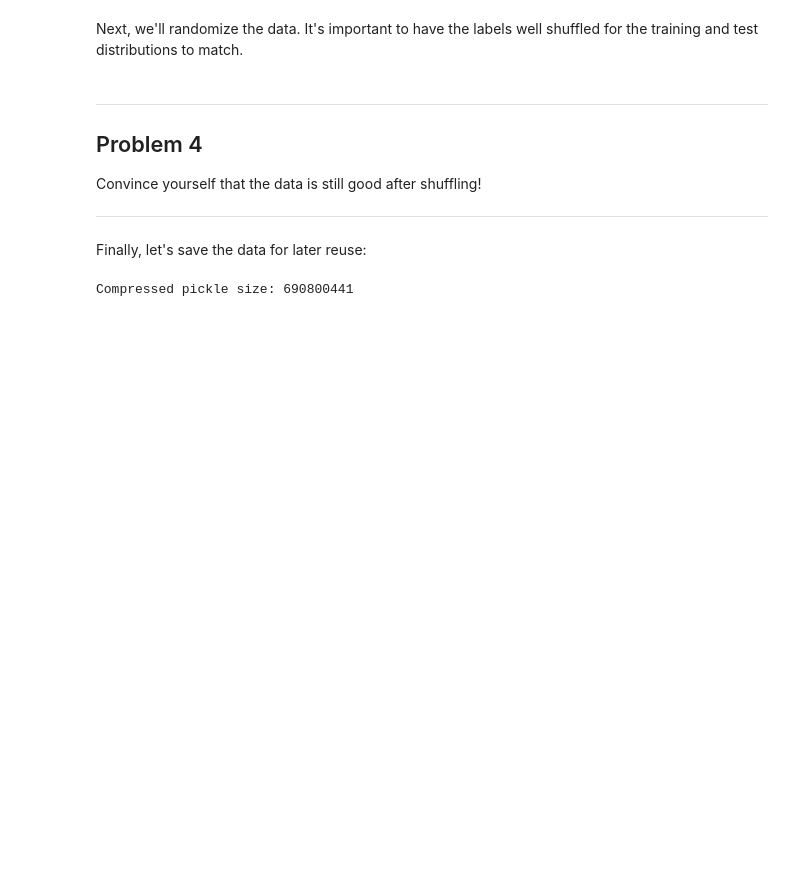
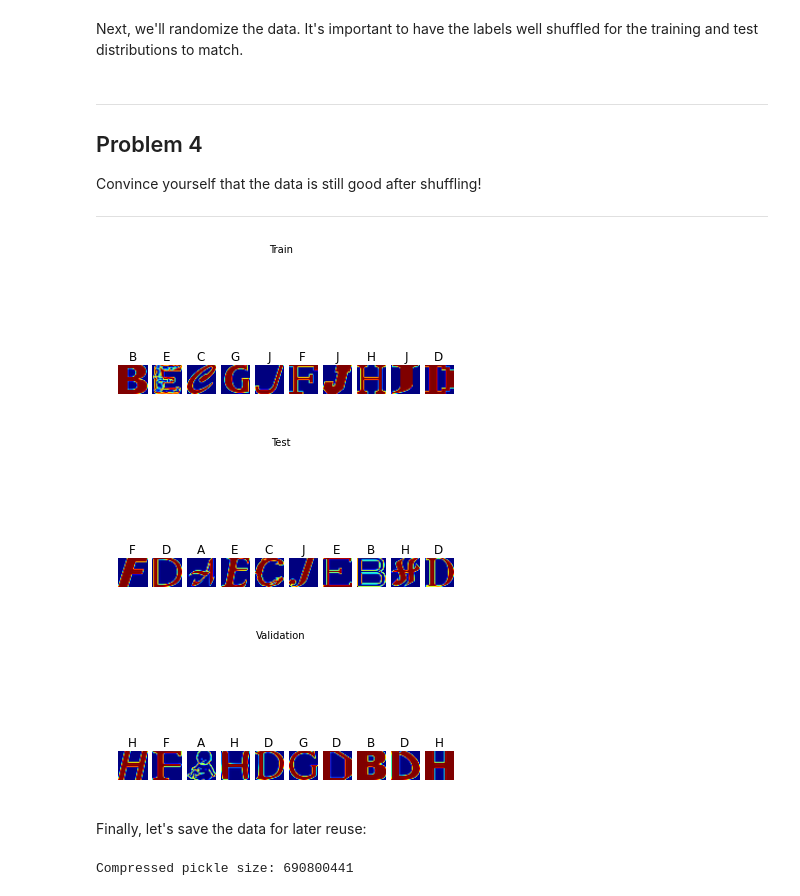
Before and after one commit to glebkuznetsov/udacity-tensorflow, a Jupyter notebook: 1_notmnist.ipynb, the cells around one changed output. Saved outputs shown, nothing was run; the diff lists cells and outputs as text; code cells hidden in the pictures; blank space fills up the shorter version.

```diff
--- a/1_notmnist.ipynb
+++ b/1_notmnist.ipynb
@@ -207,3 +219,8 @@ Problem 3
 Another check: we expect the data to be balanced across classes. Verify that.
 
 ---
+# %%
+for i, pickle_file in enumerate(train_datasets):
+    with open(pickle_file, 'rb') as f:
+        letter_set = pickle.load(f)
+        print(i, len(letter_set))
@@ -288,6 +316,25 @@ Problem 4
 Convince yourself that the data is still good after shuffling!
 
 ---
+# %%
+def sample_values(title, dataset, labels):
+    plt.figure()
+    for i in range(10):
+        ax = plt.subplot(1, 10, i)
+        rand_idx = random.randint(0, len(dataset) - 1)
+        plt.imshow(dataset[rand_idx])
+        ax.set_title(chr(65 + labels[rand_idx]))
+        ax.axis('off')
+    plt.suptitle(title)
+    plt.show()
+
+sample_values('Train', train_dataset, train_labels)
+sample_values('Test', test_dataset, test_labels)
+sample_values('Validation', valid_dataset, valid_labels)
+# %% [output]
+[figure, added]
+[figure, added]
+[figure, added]
 # %% [markdown]
 Finally, let's save the data for later reuse:
 # %%
```
Also changed, not shown: parts of 6 cells of this notebook.
